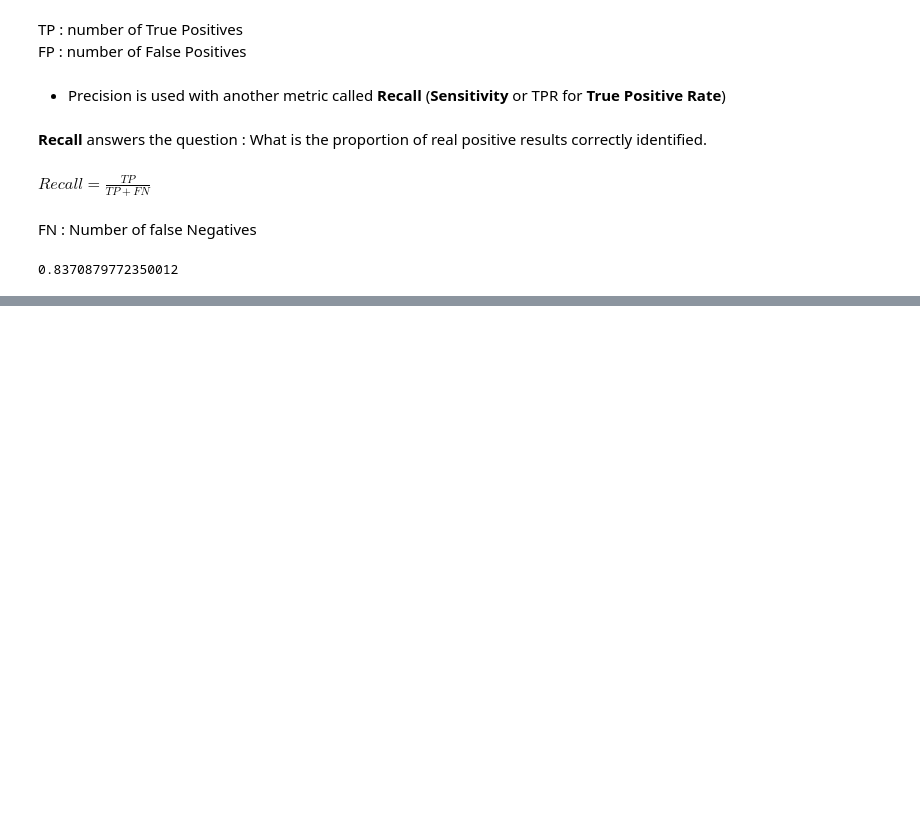
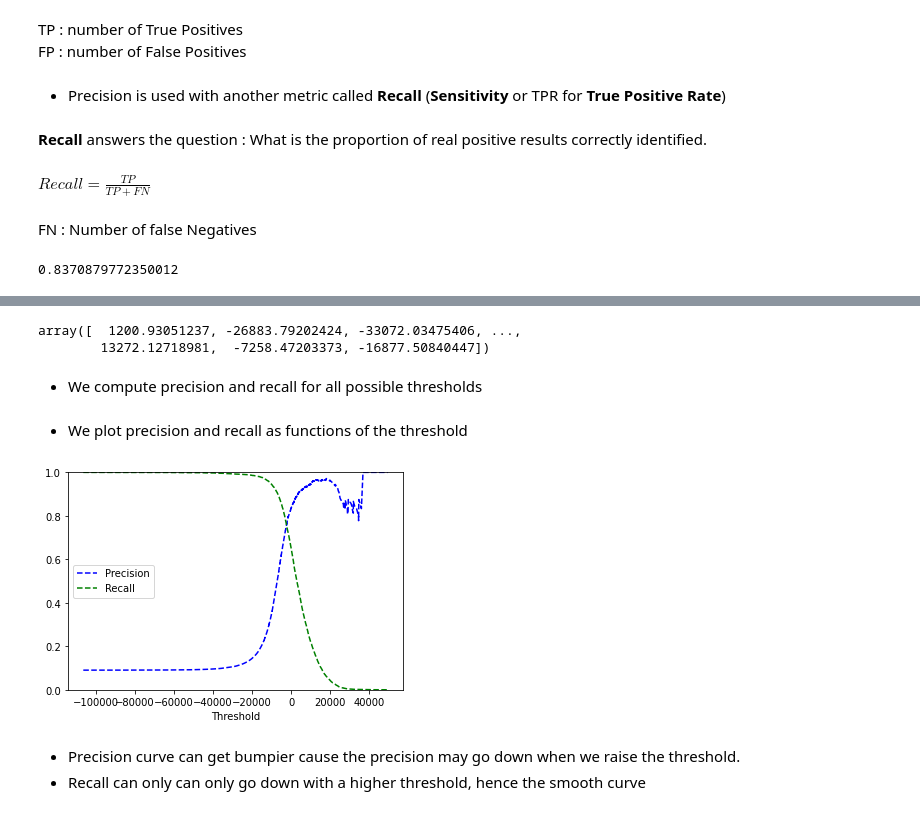
Before and after one commit to chikoungoun/Machine-Learning, a Jupyter notebook: Hands On machine Learning - A summary/Chapter 3 - Classification.ipynb, the cells around one changed output, grey strips where cells are left out. Drawn from its saved outputs; the diff is of its cells as text; code cells hidden in the pictures; blank space fills up the shorter version.

Commit message:
plotting precision/recall scores to find the best one

```diff
--- a/Hands On machine Learning - A summary/Chapter 3 - Classification.ipynb
+++ b/Hands On machine Learning - A summary/Chapter 3 - Classification.ipynb
@@ -277,0 +307,30 @@ Similarly, we need high precision in places such as recommendation engines, spam
+# %%
+# get the scores of all instances using the cross_val_predict() with the decision function param
+y_scores = cross_val_predict(sgd_clf,X_train,y_train_5,cv=3,method='decision_function')
+# %%
+y_scores
+# %% [output]
+array([  1200.93051237, -26883.79202424, -33072.03475406, ...,
+        13272.12718981,  -7258.47203373, -16877.50840447])
+# %% [markdown]
+* We compute precision and recall for all possible thresholds
+# %%
+from sklearn.metrics import precision_recall_curve
+
+precisions, recalls, thresholds = precision_recall_curve(y_train_5, y_scores)
+# %% [markdown]
+* We plot precision and recall as functions of the threshold
+# %%
+def plot_precision_recall_vs_threshold(precisions, recalls, thresholds):
+    plt.plot(thresholds, precisions[:-1],"b--",label='Precision')
+    plt.plot(thresholds, recalls[:-1],'g--',label='Recall')
+    plt.xlabel("Threshold")
+    plt.legend(loc='center left')
+    plt.ylim([0,1])
+
+plot_precision_recall_vs_threshold(precisions, recalls, thresholds)
+# %% [output]
+[figure, added]
+# %% [markdown]
+* Precision curve can get bumpier cause the precision may go down when we raise the threshold.
+* Recall can only can only go down with a higher threshold, hence the smooth curve
```
Also changed, not shown: parts of 36 cells of this notebook.
